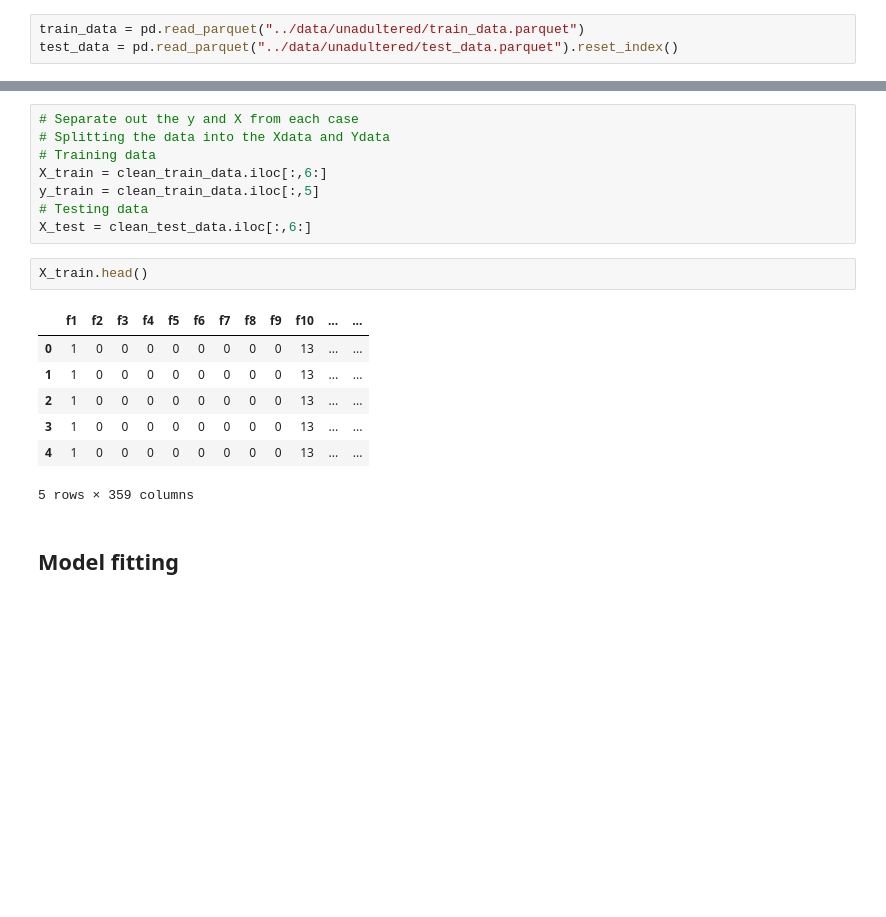
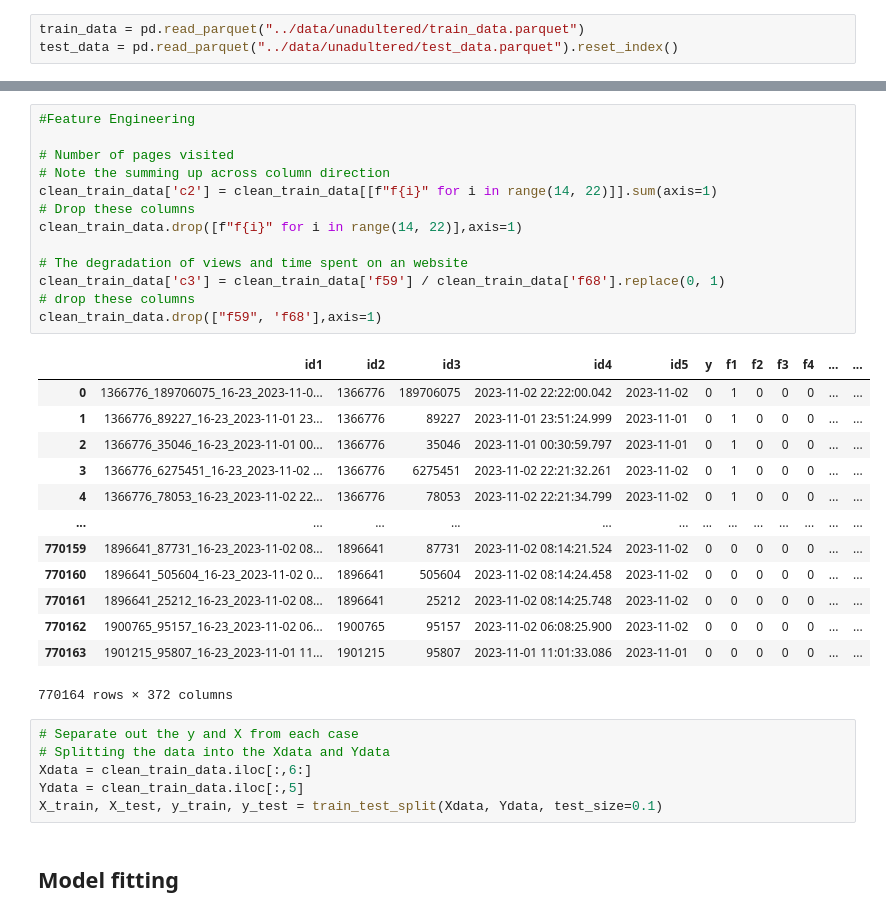
Before and after one commit to savakarrohan/Amex, a Jupyter notebook: Jupyter/03_Model02.ipynb, the cells around one changed output, grey strips where cells are left out. Saved outputs shown, nothing was run; the diff lists cells and outputs as text; blank space fills up the shorter version.

```diff
--- a/Jupyter/03_Model02.ipynb
+++ b/Jupyter/03_Model02.ipynb
@@ -65,21 +116,36 @@ clean_test_data = clean_data(data=test_data,debug=False,y_value=True)
+# %%
+#Feature Engineering
+
+# Number of pages visited
+# Note the summing up across column direction
+clean_train_data['c2'] = clean_train_data[[f"f{i}" for i in range(14, 22)]].sum(axis=1)
+# Drop these columns
+clean_train_data.drop([f"f{i}" for i in range(14, 22)],axis=1)
+
+# The degradation of views and time spent on an website
+clean_train_data['c3'] = clean_train_data['f59'] / clean_train_data['f68'].replace(0, 1)
+# drop these columns
+clean_train_data.drop(["f59", 'f68'],axis=1)
+# %% [output]
+|  | id1 | id2 | id3 | id4 | id5 | y | f1 | f2 | f3 | f4 | ... | ... |
+| 0 | 1366776_189706075_16-23_2023-11-0... | 1366776 | 189706075 | 2023-11-02 22:22:00.042 | 2023-11-02 | 0 | 1 | 0 | 0 | 0 | ... | ... |
+| 1 | 1366776_89227_16-23_2023-11-01 23... | 1366776 | 89227 | 2023-11-01 23:51:24.999 | 2023-11-01 | 0 | 1 | 0 | 0 | 0 | ... | ... |
+| 2 | 1366776_35046_16-23_2023-11-01 00... | 1366776 | 35046 | 2023-11-01 00:30:59.797 | 2023-11-01 | 0 | 1 | 0 | 0 | 0 | ... | ... |
+| 3 | 1366776_6275451_16-23_2023-11-02 ... | 1366776 | 6275451 | 2023-11-02 22:21:32.261 | 2023-11-02 | 0 | 1 | 0 | 0 | 0 | ... | ... |
+| 4 | 1366776_78053_16-23_2023-11-02 22... | 1366776 | 78053 | 2023-11-02 22:21:34.799 | 2023-11-02 | 0 | 1 | 0 | 0 | 0 | ... | ... |
+| ... | ... | ... | ... | ... | ... | ... | ... | ... | ... | ... | ... | ... |
+| 770159 | 1896641_87731_16-23_2023-11-02 08... | 1896641 | 87731 | 2023-11-02 08:14:21.524 | 2023-11-02 | 0 | 0 | 0 | 0 | 0 | ... | ... |
+| 770160 | 1896641_505604_16-23_2023-11-02 0... | 1896641 | 505604 | 2023-11-02 08:14:24.458 | 2023-11-02 | 0 | 0 | 0 | 0 | 0 | ... | ... |
+| 770161 | 1896641_25212_16-23_2023-11-02 08... | 1896641 | 25212 | 2023-11-02 08:14:25.748 | 2023-11-02 | 0 | 0 | 0 | 0 | 0 | ... | ... |
+| 770162 | 1900765_95157_16-23_2023-11-02 06... | 1900765 | 95157 | 2023-11-02 06:08:25.900 | 2023-11-02 | 0 | 0 | 0 | 0 | 0 | ... | ... |
+| 770163 | 1901215_95807_16-23_2023-11-01 11... | 1901215 | 95807 | 2023-11-01 11:01:33.086 | 2023-11-01 | 0 | 0 | 0 | 0 | 0 | ... | ... |
+770164 rows × 372 columns
 # %%
 # Separate out the y and X from each case
 # Splitting the data into the Xdata and Ydata
-# Training data
-X_train = clean_train_data.iloc[:,6:]
-y_train = clean_train_data.iloc[:,5]
-# Testing data
-X_test = clean_test_data.iloc[:,6:]
+Xdata = clean_train_data.iloc[:,6:]
+Ydata = clean_train_data.iloc[:,5]
+X_train, X_test, y_train, y_test = train_test_split(Xdata, Ydata, test_size=0.1)
-# %%
-X_train.head()
-# %% [output]
-|  | f1 | f2 | f3 | f4 | f5 | f6 | f7 | f8 | f9 | f10 | ... | ... |
-| 0 | 1 | 0 | 0 | 0 | 0 | 0 | 0 | 0 | 0 | 13 | ... | ... |
-| 1 | 1 | 0 | 0 | 0 | 0 | 0 | 0 | 0 | 0 | 13 | ... | ... |
-| 2 | 1 | 0 | 0 | 0 | 0 | 0 | 0 | 0 | 0 | 13 | ... | ... |
-| 3 | 1 | 0 | 0 | 0 | 0 | 0 | 0 | 0 | 0 | 13 | ... | ... |
-| 4 | 1 | 0 | 0 | 0 | 0 | 0 | 0 | 0 | 0 | 13 | ... | ... |
-5 rows × 359 columns
 # %% [markdown]
 ## Model fitting
 # %%
```
Also changed, not shown: parts of 10 cells of this notebook, 1 other file.
